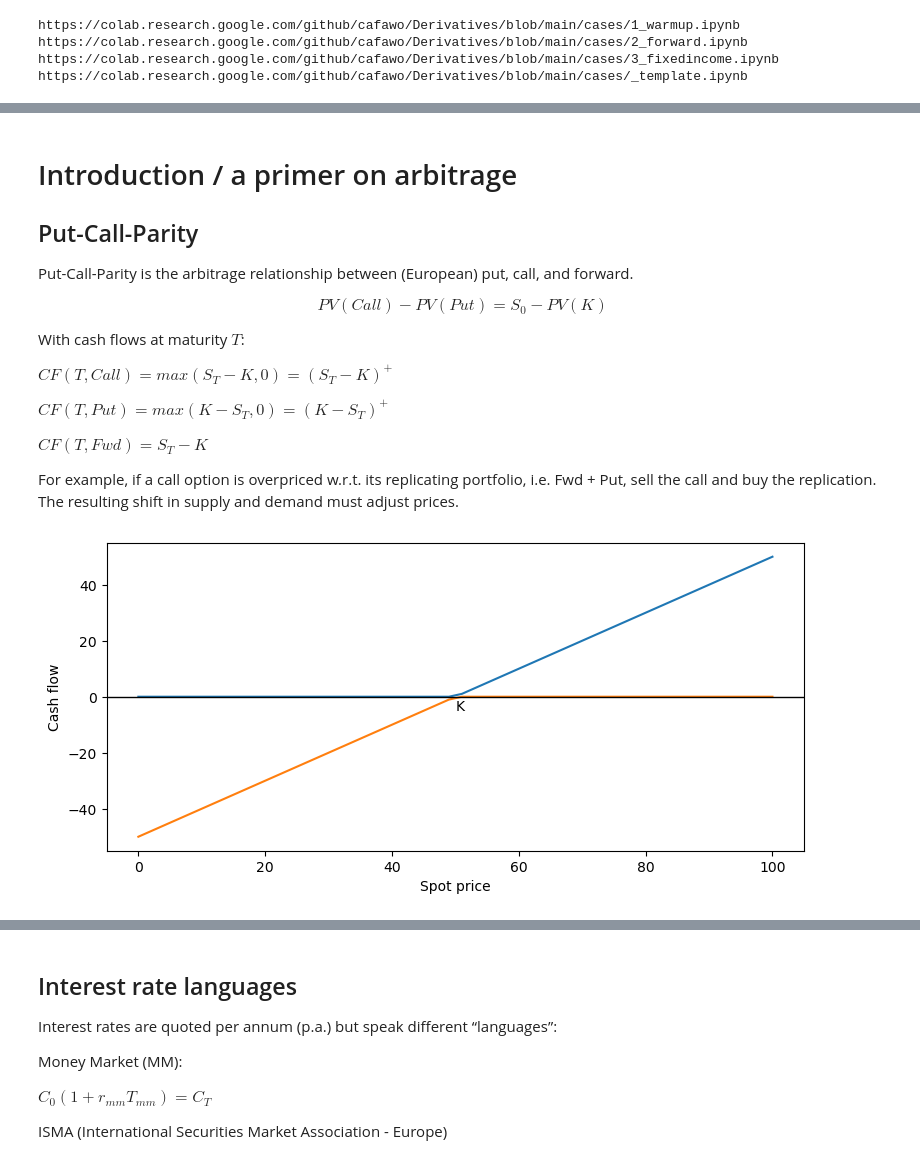
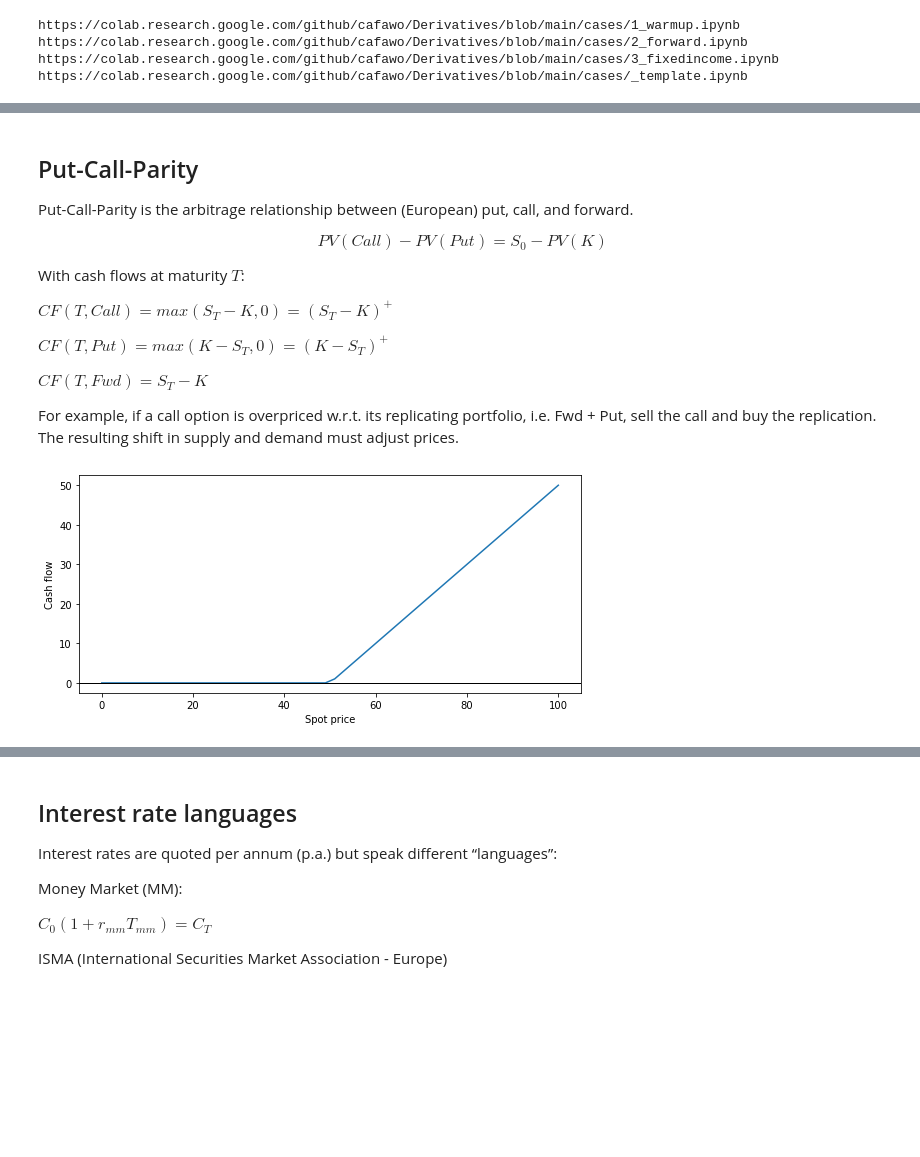
Before and after one commit to carol419/Derivatives, a Jupyter notebook: derivatives.ipynb, the cells around one changed output, grey strips where cells are left out. Saved outputs shown, nothing was run; the diff lists cells and outputs as text; code cells hidden in the pictures; blank space fills up the shorter version.

```diff
--- a/derivatives.ipynb
+++ b/derivatives.ipynb
@@ -69,6 +80,4 @@ https://colab.research.google.com/github/cafawo/Derivatives/blob/main/cases/_tem
 # %% [markdown]
-# Introduction / a primer on arbitrage
-
 ## Put-Call-Parity
 Put-Call-Parity is the arbitrage relationship between (European) put, call, and forward.
 
@@ -87,25 +96,25 @@ For example, if a call option is overpriced w.r.t. its replicating portfolio, i.
 # %%
 """Spot price vs cash flow (put-call parity)
 """
 import numpy as np
 import matplotlib.pyplot as plt
 
 # see workbook task 4 ff.
 S_T = np.linspace(0,100)
 K = 50
 
 # portfolio
 CF_T = np.maximum(S_T - K, 0)
-CF2_T =  - np.maximum(K - S_T, 0)
+#CF2_T =  - np.maximum(K - S_T, 0)
 
 # the rest is plotting
 plt.figure('PCP', figsize=(9,4))
 plt.plot(S_T, CF_T)
-plt.plot(S_T, CF2_T)
+#plt.plot(S_T, CF2_T)
 plt.axhline(y=0, linewidth=1, color="black")
 plt.xlabel("Spot price")
 plt.ylabel("Cash flow")
 plt.annotate("K", (K,-5))
 plt.show()
 # %% [output]
-[figure, old version]
+[figure, new version]
```
Also changed, not shown: parts of 26 cells of this notebook, 4 other files.
